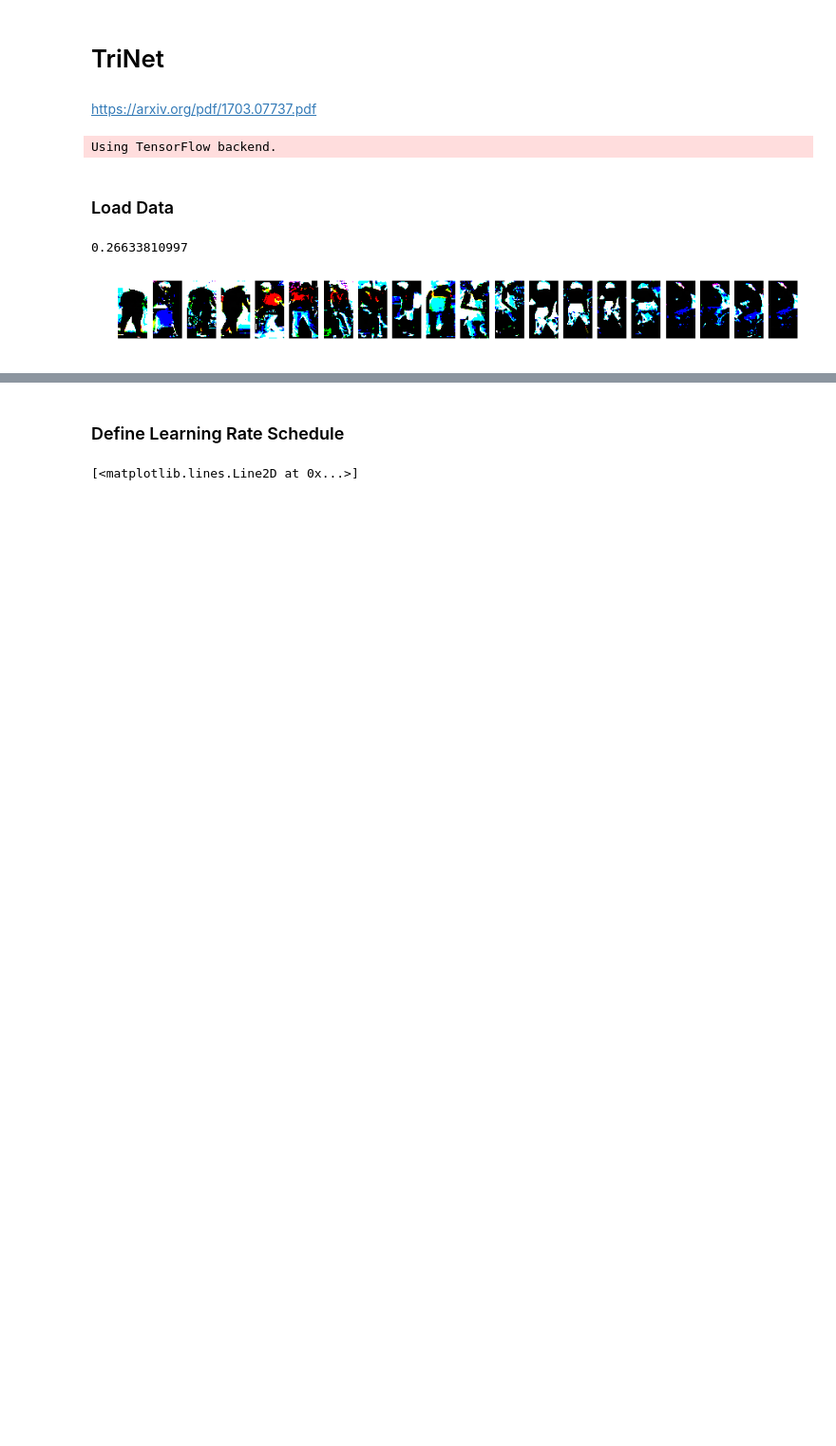
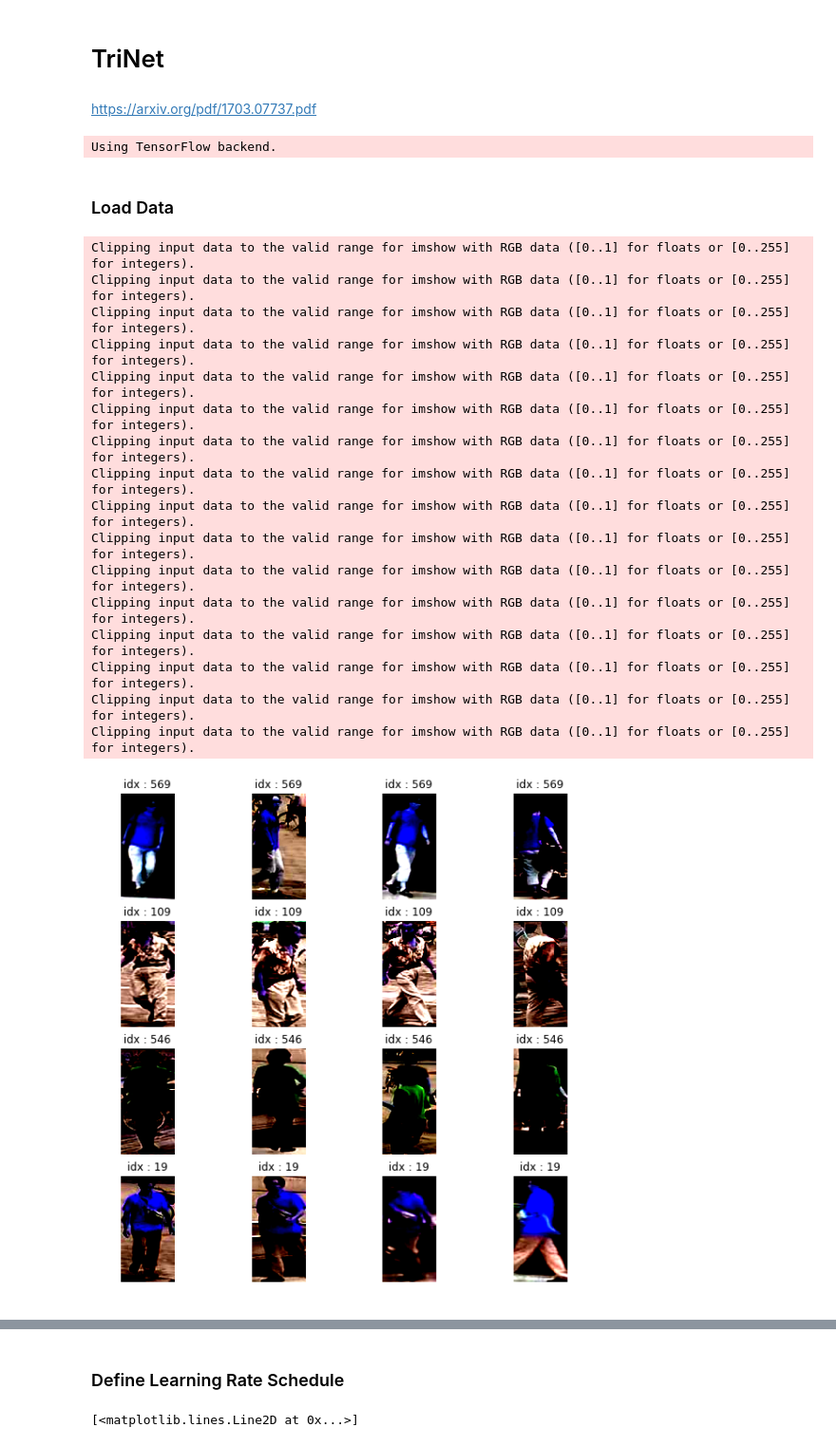
Before and after one commit to agongt408/vbranch, a Jupyter notebook: doc/trinet.ipynb, the cells around one changed output, grey strips where cells are left out. Shown at 95% size. Cells and saved outputs as stored; diff of their text form; code cells hidden in the pictures; blank space fills up the shorter version.

```diff
--- a/doc/trinet.ipynb
+++ b/doc/trinet.ipynb
@@ -21,5 +30,6 @@ import evaluation,data, training, models
 # %% [markdown]
 ### Load Data
 # %%
-P_param = 5
+P_param = 18
 K_param = 4
+img_dim = (256,128,3)
@@ -28,19 +36,22 @@ train_dict, train_files = data.get_data('train')
-# %%
-start = time.time()
-batch = data.batch_generator(train_dict, P=P_param, K=K_param, preprocess=True,
-                                    shape=(256,128)).next()
-print time.time() - start
-
-i = 0
-
-plt.figure(figsize=(15,2))
-for j in range(P_param*K_param):
-    plt.subplot(1,20,j+1)
-    im = batch[0][i][j].squeeze().astype(np.uint8)
-#         print im.min(), im.max()
-    plt.imshow(im)
-    plt.axis('off')
-plt.show()
-# %% [output]
-0.26633810997
-[figure, removed]
+# %%
+data_gen = TripletDataGenerator('market', 'train', P=P_param, K=K_param, img_dim=img_dim, preprocess='densenet')
+# %%
+sample_batch, sample_labels = data_gen.sample(plot=True, height=4)
+# %% [output]
+Clipping input data to the valid range for imshow with RGB data ([0..1] for floats or [0..255] for integers).
+Clipping input data to the valid range for imshow with RGB data ([0..1] for floats or [0..255] for integers).
+Clipping input data to the valid range for imshow with RGB data ([0..1] for floats or [0..255] for integers).
+Clipping input data to the valid range for imshow with RGB data ([0..1] for floats or [0..255] for integers).
+Clipping input data to the valid range for imshow with RGB data ([0..1] for floats or [0..255] for integers).
+Clipping input data to the valid range for imshow with RGB data ([0..1] for floats or [0..255] for integers).
+Clipping input data to the valid range for imshow with RGB data ([0..1] for floats or [0..255] for integers).
+Clipping input data to the valid range for imshow with RGB data ([0..1] for floats or [0..255] for integers).
+Clipping input data to the valid range for imshow with RGB data ([0..1] for floats or [0..255] for integers).
+Clipping input data to the valid range for imshow with RGB data ([0..1] for floats or [0..255] for integers).
+Clipping input data to the valid range for imshow with RGB data ([0..1] for floats or [0..255] for integers).
+Clipping input data to the valid range for imshow with RGB data ([0..1] for floats or [0..255] for integers).
+Clipping input data to the valid range for imshow with RGB data ([0..1] for floats or [0..255] for integers).
+Clipping input data to the valid range for imshow with RGB data ([0..1] for floats or [0..255] for integers).
+Clipping input data to the valid range for imshow with RGB data ([0..1] for floats or [0..255] for integers).
+Clipping input data to the valid range for imshow with RGB data ([0..1] for floats or [0..255] for integers).
+[figure, added]
```
Also changed, not shown: parts of 10 cells of this notebook, 24 other files.
